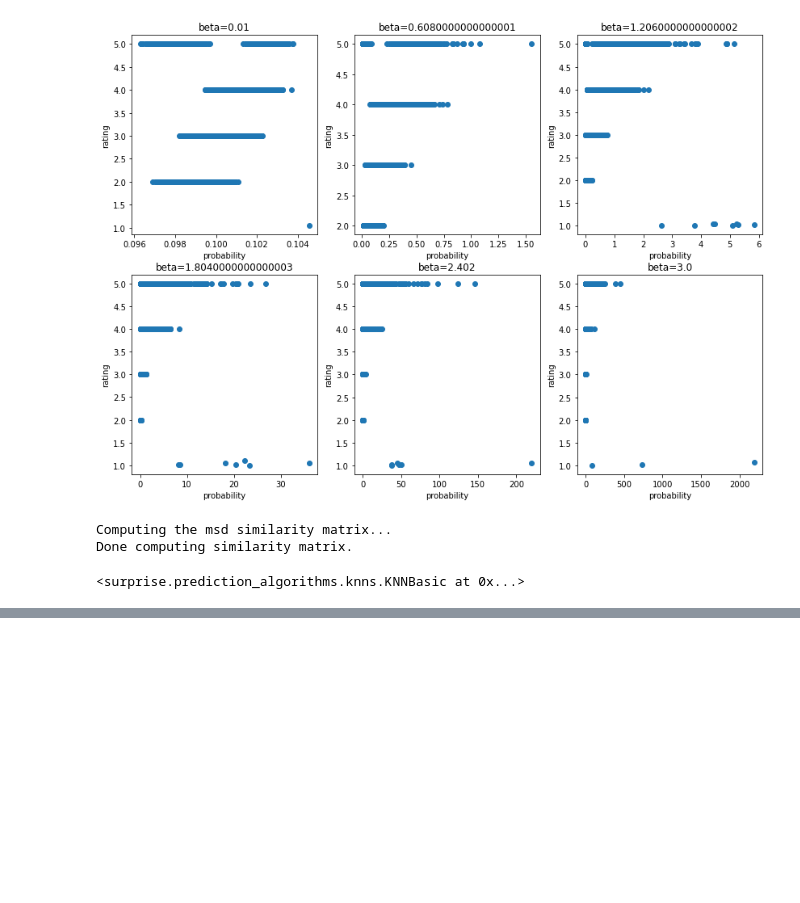
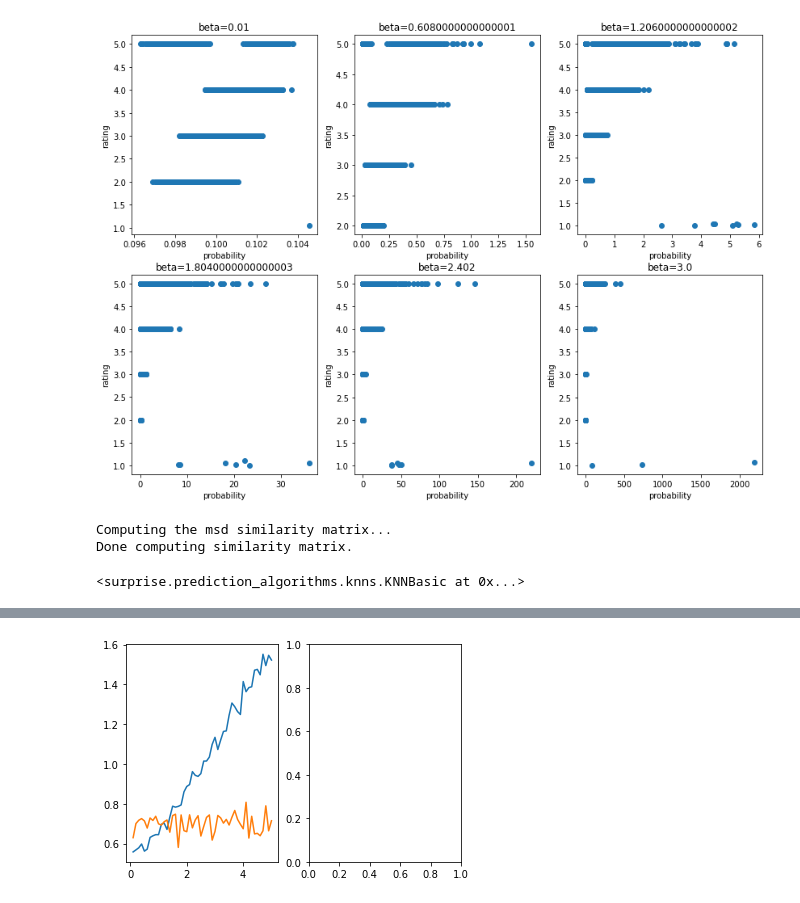
Before and after one commit to fengyuli-dev/debias-recommender, a Jupyter notebook: experiment.ipynb, the cells around one changed output, grey strips where cells are left out. Drawn from its saved outputs; the diff is of its cells as text; code cells hidden in the pictures; blank space fills up the shorter version.

Commit message:
Run experiment and plot graph

```diff
--- a/experiment.ipynb
+++ b/experiment.ipynb
@@ -34,11 +34,11 @@ fig.show()
 truth = generate_ground_truth_matrix(
     (1000, 1000), environment='latent-static-v1')
 users, items, ratings, P, R = ground_truth_matrix_to_dataset(
-    truth, quantization='onetofive', bias='popularity')
-df = to_dataframe(ratings)
+    truth, quantization='binary', bias='full underlying')
+train_df = to_dataframe(ratings)
 # %%
-reader = Reader(rating_scale=(1, 5))
-data = Dataset.load_from_df(df[['userID', 'itemID', 'rating']], reader)
+reader = Reader(rating_scale=(1, 2))
+data = Dataset.load_from_df(train_df[['userID', 'itemID', 'rating']], reader)
 trainset = data.build_full_trainset()
 
 knn = KNNBasic()
@@ -59,0 +129,7 @@ RMSE: 0.5673
+# %%
+fig, axs = plt.subplots(1, 2)
+axs[0].plot(beta, result5)
+axs[0].plot(beta, result2)
+fig.show()
+# %% [output]
+[figure, added]
```
Also changed, not shown: parts of 2 cells of this notebook, 3 other files.
